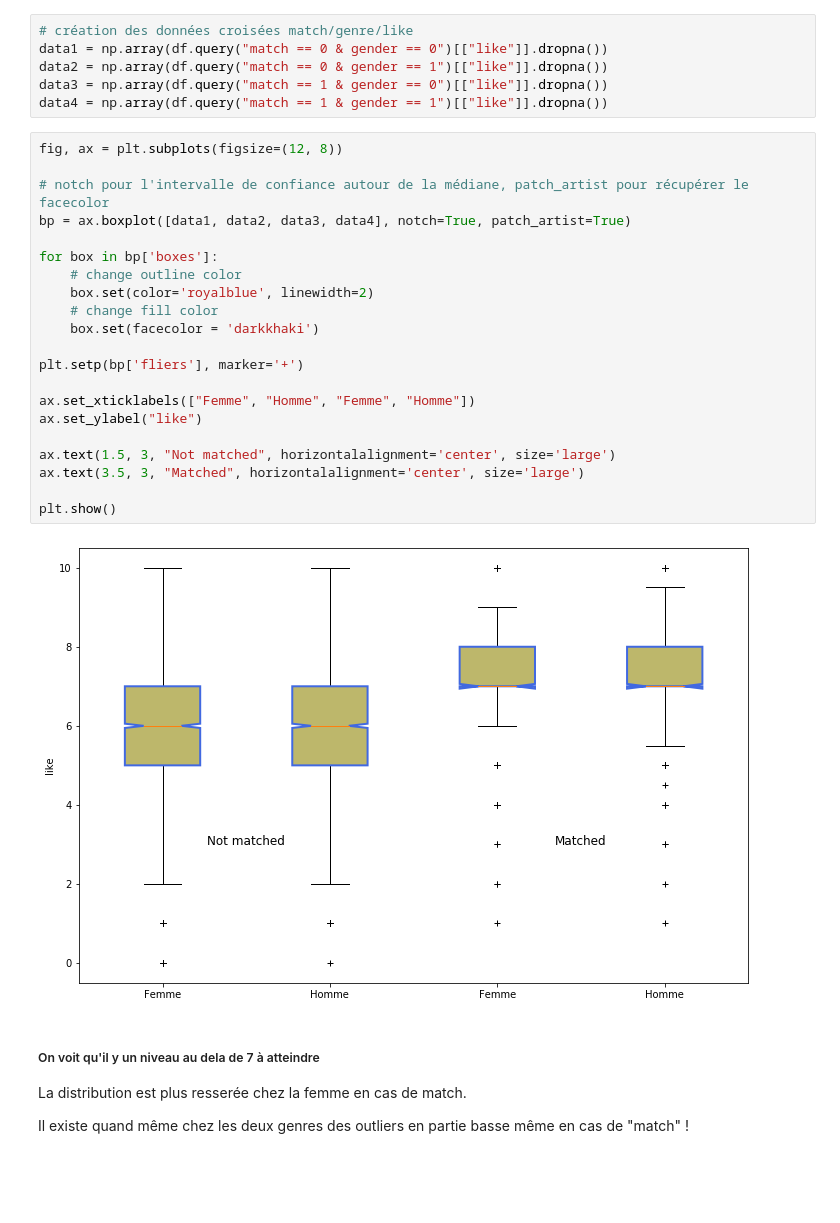
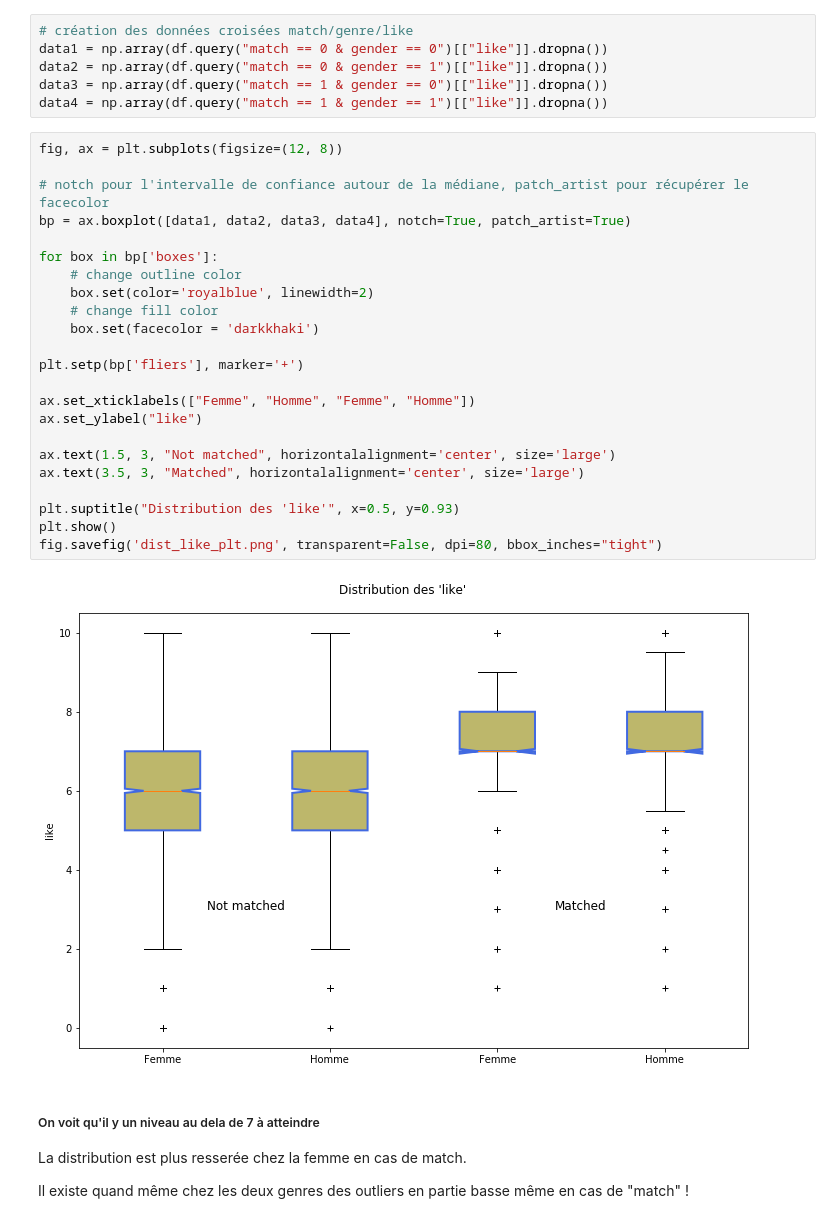
Before and after one commit to thefifthagreement/jedha-fs-s2-project, a Jupyter notebook: speed dating exploration.ipynb, the cells around one changed output. Saved outputs shown, nothing was run; the diff lists cells and outputs as text; blank space fills up the shorter version.

```diff
--- a/speed dating exploration.ipynb
+++ b/speed dating exploration.ipynb
@@ -246,26 +312,28 @@ data4 = np.array(df.query("match == 1 & gender == 1")[["like"]].dropna())
 # %%
 fig, ax = plt.subplots(figsize=(12, 8))
 
 # notch pour l'intervalle de confiance autour de la médiane, patch_artist pour récupérer le facecolor
 bp = ax.boxplot([data1, data2, data3, data4], notch=True, patch_artist=True)
 
 for box in bp['boxes']:
     # change outline color
     box.set(color='royalblue', linewidth=2)
     # change fill color
     box.set(facecolor = 'darkkhaki')
 
 plt.setp(bp['fliers'], marker='+')
 
 ax.set_xticklabels(["Femme", "Homme", "Femme", "Homme"])
 ax.set_ylabel("like")
 
 ax.text(1.5, 3, "Not matched", horizontalalignment='center', size='large')
 ax.text(3.5, 3, "Matched", horizontalalignment='center', size='large')
 
+plt.suptitle("Distribution des 'like'", x=0.5, y=0.93)
 plt.show()
+fig.savefig('dist_like_plt.png', transparent=False, dpi=80, bbox_inches="tight")
 # %% [output]
-[figure, old version]
+[figure, new version]
 # %% [markdown]
 ##### On voit qu'il y un niveau au dela de 7 à atteindre
 
```
Also changed, not shown: parts of 33 cells of this notebook, 15 other files.
